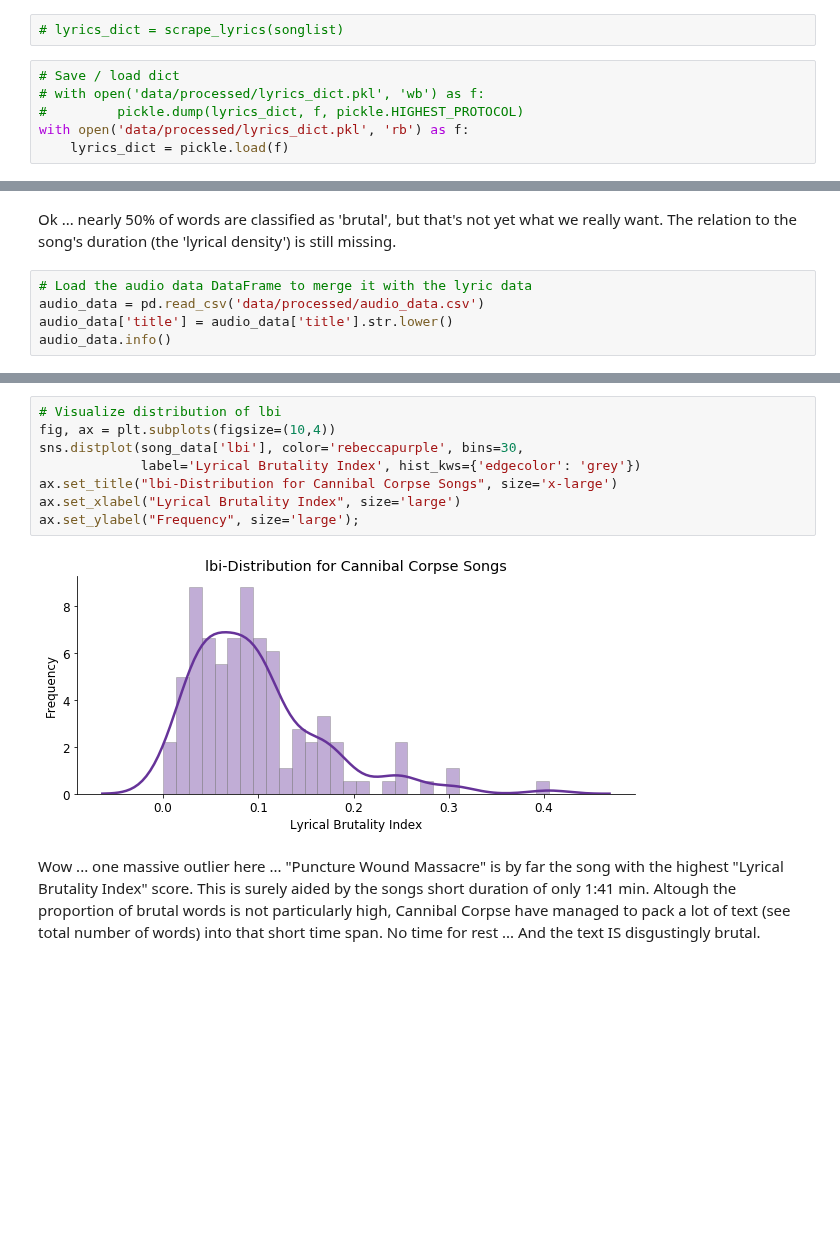
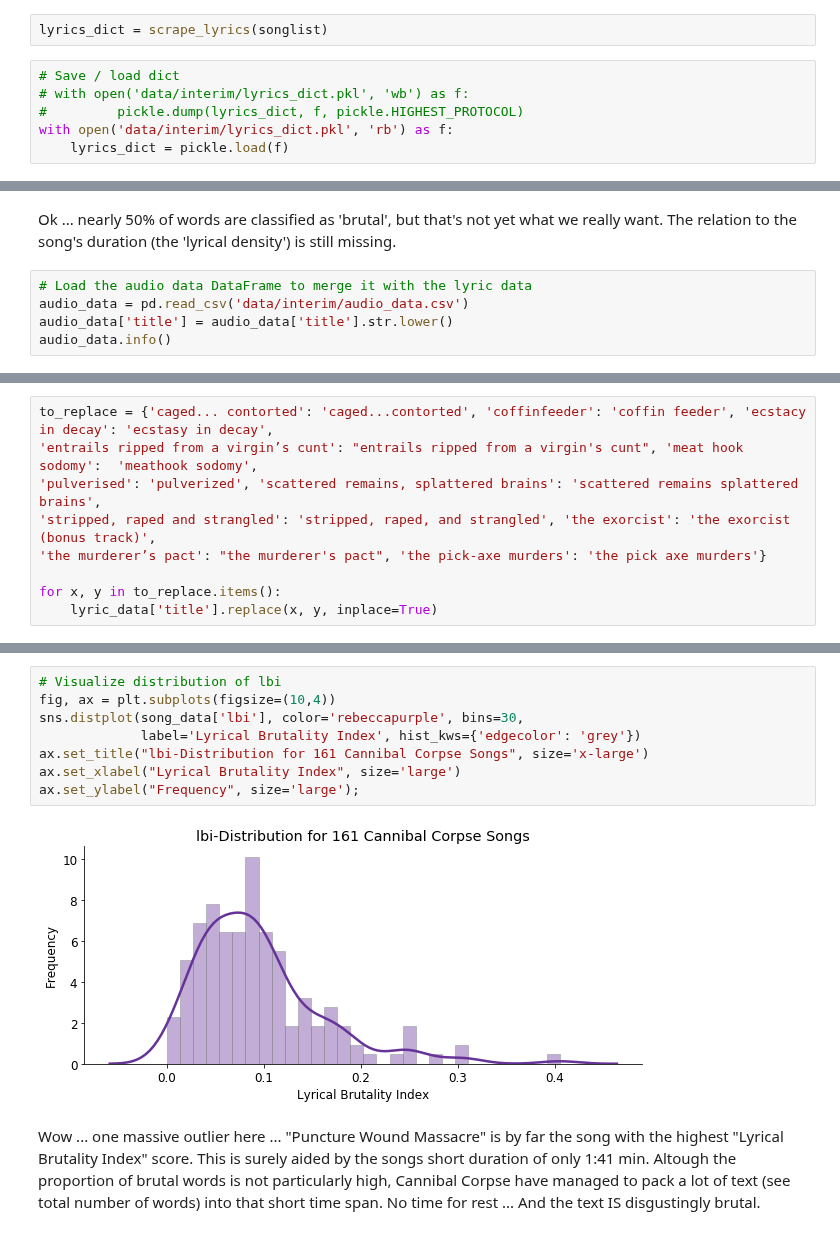
Before and after one commit to rbuerki/most-brutal-cannibal-corpse, a Jupyter notebook: 2-Text-Analysis-and-Rest.ipynb, the cells around one changed output, grey strips where cells are left out. Saved outputs shown, nothing was run; the diff lists cells and outputs as text; blank space fills up the shorter version.

```diff
--- a/2-Text-Analysis-and-Rest.ipynb
+++ b/2-Text-Analysis-and-Rest.ipynb
@@ -325,12 +326,12 @@ def scrape_lyrics(songlist):
         lyrics_dict[title] = retrieve_lyrics(song_id)
     return lyrics_dict
 # %%
-# lyrics_dict = scrape_lyrics(songlist)
+lyrics_dict = scrape_lyrics(songlist)
 # %%
 # Save / load dict
-# with open('data/processed/lyrics_dict.pkl', 'wb') as f:
+# with open('data/interim/lyrics_dict.pkl', 'wb') as f:
 #         pickle.dump(lyrics_dict, f, pickle.HIGHEST_PROTOCOL)
-with open('data/processed/lyrics_dict.pkl', 'rb') as f:
+with open('data/interim/lyrics_dict.pkl', 'rb') as f:
     lyrics_dict = pickle.load(f)
 # %%
 # Print sample
@@ -422,7 +423,7 @@ lyrics_dict['demented aggression']
 Ok ... nearly 50% of words are classified as 'brutal', but that's not yet what we really want. The relation to the song's duration (the 'lyrical density') is still missing.
 # %%
 # Load the audio data DataFrame to merge it with the lyric data
-audio_data = pd.read_csv('data/processed/audio_data.csv')
+audio_data = pd.read_csv('data/interim/audio_data.csv')
 audio_data['title'] = audio_data['title'].str.lower()
 audio_data.info()
 # %% [output]
@@ -441,3 +446,12 @@ memory usage: 8.0+ KB
+# %%
+to_replace = {'caged... contorted': 'caged...contorted', 'coffinfeeder': 'coffin feeder', 'ecstacy in decay': 'ecstasy in decay',
+'entrails ripped from a virgin’s cunt': "entrails ripped from a virgin's cunt", 'meat hook sodomy':  'meathook sodomy',
+'pulverised': 'pulverized', 'scattered remains, splattered brains': 'scattered remains splattered brains',
+'stripped, raped and strangled': 'stripped, raped, and strangled', 'the exorcist': 'the exorcist (bonus track)',
+'the murderer’s pact': "the murderer's pact", 'the pick-axe murders': 'the pick axe murders'}
+
+for x, y in to_replace.items():
+    lyric_data['title'].replace(x, y, inplace=True)
 # %%
 song_data = pd.merge(audio_data, lyric_data, on='title', how='inner')
 song_data.info()
@@ -474,13 +490,13 @@ display(song_data[['title', 'brutal_words', 'duration_sec', 'lbi']].nlargest(5,
 # %%
 # Visualize distribution of lbi
 fig, ax = plt.subplots(figsize=(10,4))
 sns.distplot(song_data['lbi'], color='rebeccapurple', bins=30,
              label='Lyrical Brutality Index', hist_kws={'edgecolor': 'grey'})
-ax.set_title("lbi-Distribution for Cannibal Corpse Songs", size='x-large')
+ax.set_title("lbi-Distribution for 161 Cannibal Corpse Songs", size='x-large')
 ax.set_xlabel("Lyrical Brutality Index", size='large')
 ax.set_ylabel("Frequency", size='large');
 # %% [output]
-[figure, old version]
+[figure, new version]
 # %% [markdown]
 Wow ... one massive outlier here ... "Puncture Wound Massacre" is by far the song with the highest "Lyrical Brutality Index" score. This is surely aided by the songs short duration of only 1:41 min. Altough the proportion of brutal words is not particularly high, Cannibal Corpse have managed to pack a lot of text (see total number of words) into that short time span. No time for rest ... And the text IS disgustingly brutal.
 # %%
```
Also changed, not shown: parts of 27 cells of this notebook, 1 other file.
